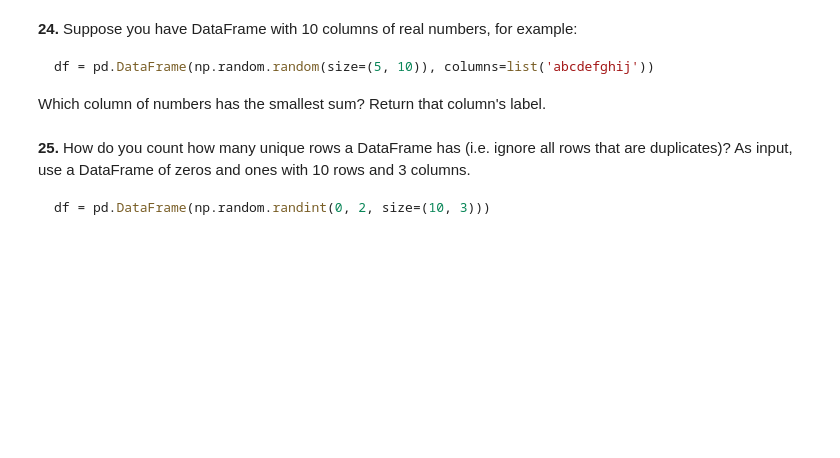
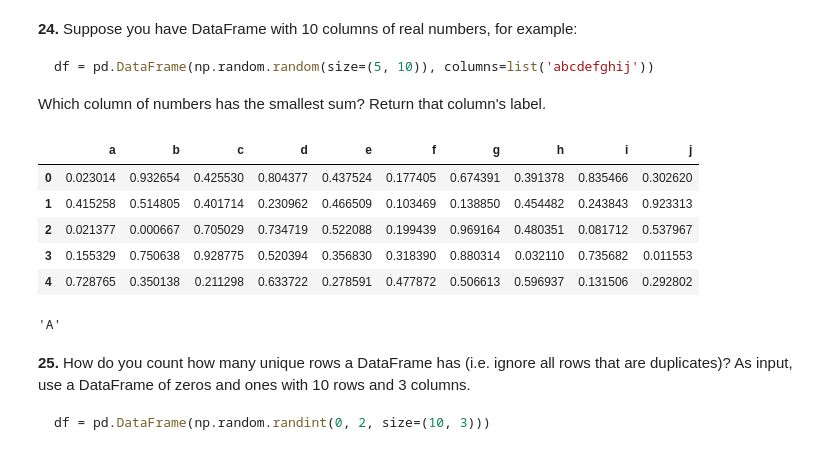
Before and after one commit to lainslie-18/100-pandas-puzzles, a Jupyter notebook: 100-pandas-puzzles.ipynb, the cells around one changed output. Saved outputs shown, nothing was run; the diff lists cells and outputs as text; code cells hidden in the pictures; blank space fills up the shorter version.

````diff
--- a/100-pandas-puzzles.ipynb
+++ b/100-pandas-puzzles.ipynb
@@ -350,6 +378,20 @@ how do you subtract the row mean from each element in the row?
 df = pd.DataFrame(np.random.random(size=(5, 10)), columns=list('abcdefghij'))
 ```
 Which column of numbers has the smallest sum?  Return that column's label.
+# %%
+df = pd.DataFrame(np.random.random(size=(5, 10)), columns=list('abcdefghij'))
+df
+# %% [output]
+|  | a | b | c | d | e | f | g | h | i | j |
+| 0 | 0.023014 | 0.932654 | 0.425530 | 0.804377 | 0.437524 | 0.177405 | 0.674391 | 0.391378 | 0.835466 | 0.302620 |
+| 1 | 0.415258 | 0.514805 | 0.401714 | 0.230962 | 0.466509 | 0.103469 | 0.138850 | 0.454482 | 0.243843 | 0.923313 |
+| 2 | 0.021377 | 0.000667 | 0.705029 | 0.734719 | 0.522088 | 0.199439 | 0.969164 | 0.480351 | 0.081712 | 0.537967 |
+| 3 | 0.155329 | 0.750638 | 0.928775 | 0.520394 | 0.356830 | 0.318390 | 0.880314 | 0.032110 | 0.735682 | 0.011553 |
+| 4 | 0.728765 | 0.350138 | 0.211298 | 0.633722 | 0.278591 | 0.477872 | 0.506613 | 0.596937 | 0.131506 | 0.292802 |
+# %%
+df.sum().idxmin()
+# %% [output]
+'A'
 # %% [markdown]
 **25.** How do you count how many unique rows a DataFrame has (i.e. ignore all rows that are duplicates)? As input, use a DataFrame of zeros and ones with 10 rows and 3 columns.
 
````
Also changed, not shown: parts of 8 cells of this notebook.
